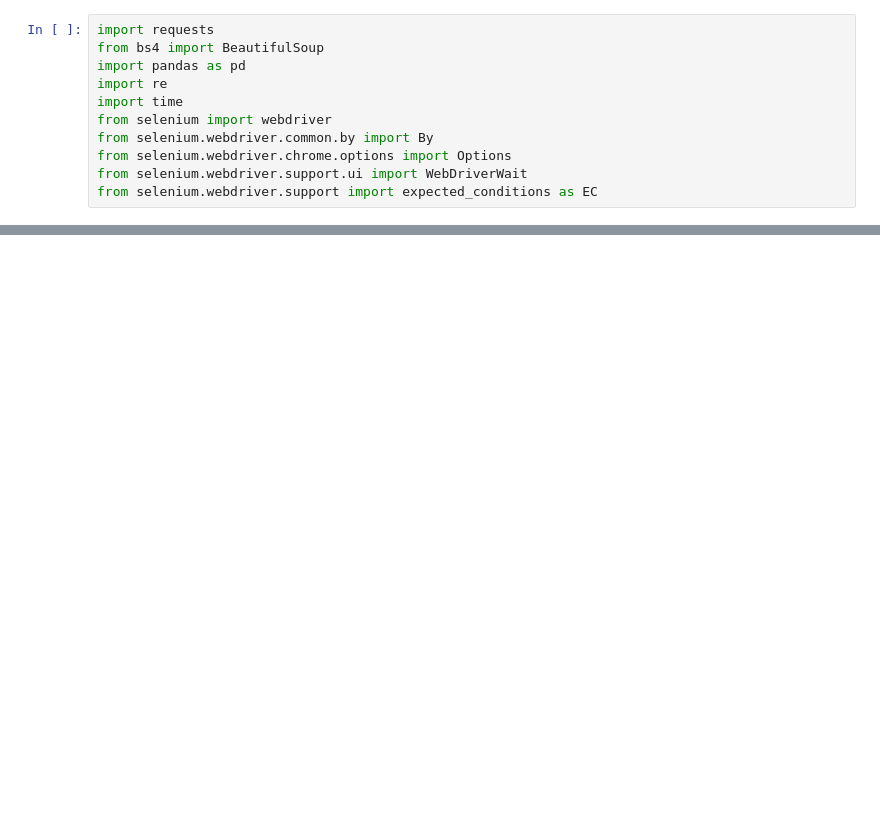
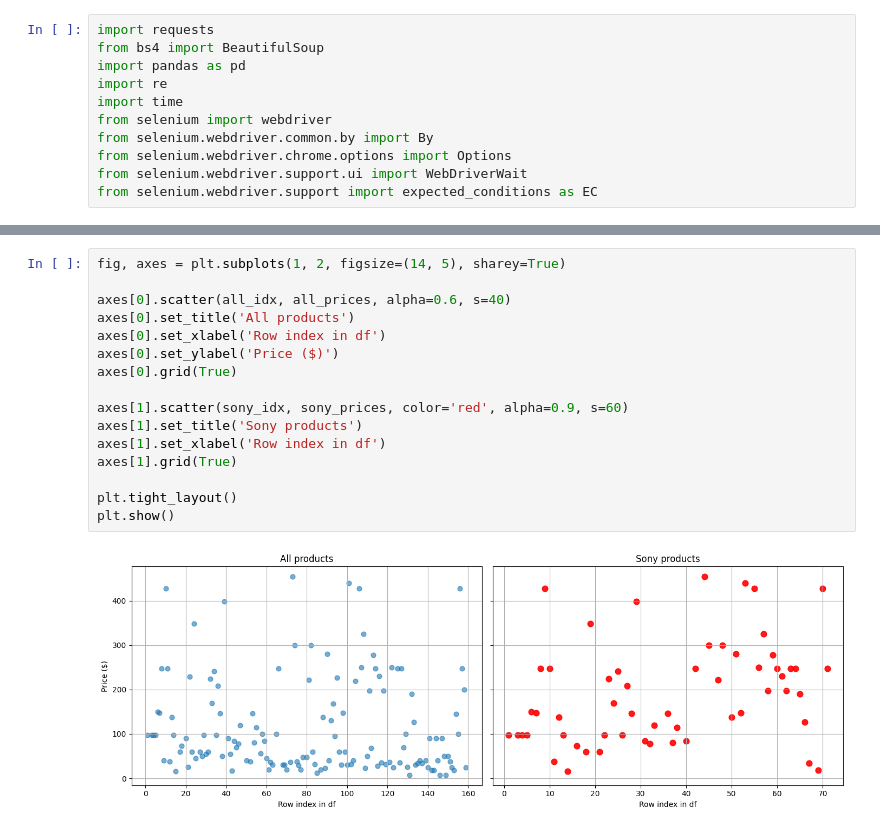
Before and after one commit to rohit-arunn/reviewprice-analysis, a Jupyter notebook: analysis.ipynb, the cells around one changed output, grey strips where cells are left out. Saved outputs shown, nothing was run; the diff lists cells and outputs as text; blank space fills up the shorter version.

```diff
--- a/analysis.ipynb
+++ b/analysis.ipynb
@@ -159,0 +293,18 @@ sns.boxplot(x="rating", y="Price", data=df)
+# %%
+fig, axes = plt.subplots(1, 2, figsize=(14, 5), sharey=True)
+
+axes[0].scatter(all_idx, all_prices, alpha=0.6, s=40)
+axes[0].set_title('All products')
+axes[0].set_xlabel('Row index in df')
+axes[0].set_ylabel('Price ($)')
+axes[0].grid(True)
+
+axes[1].scatter(sony_idx, sony_prices, color='red', alpha=0.9, s=60)
+axes[1].set_title('Sony products')
+axes[1].set_xlabel('Row index in df')
+axes[1].grid(True)
+
+plt.tight_layout()
+plt.show()
+# %% [output]
+[figure, added]
```
Also changed, not shown: parts of 16 cells of this notebook.
